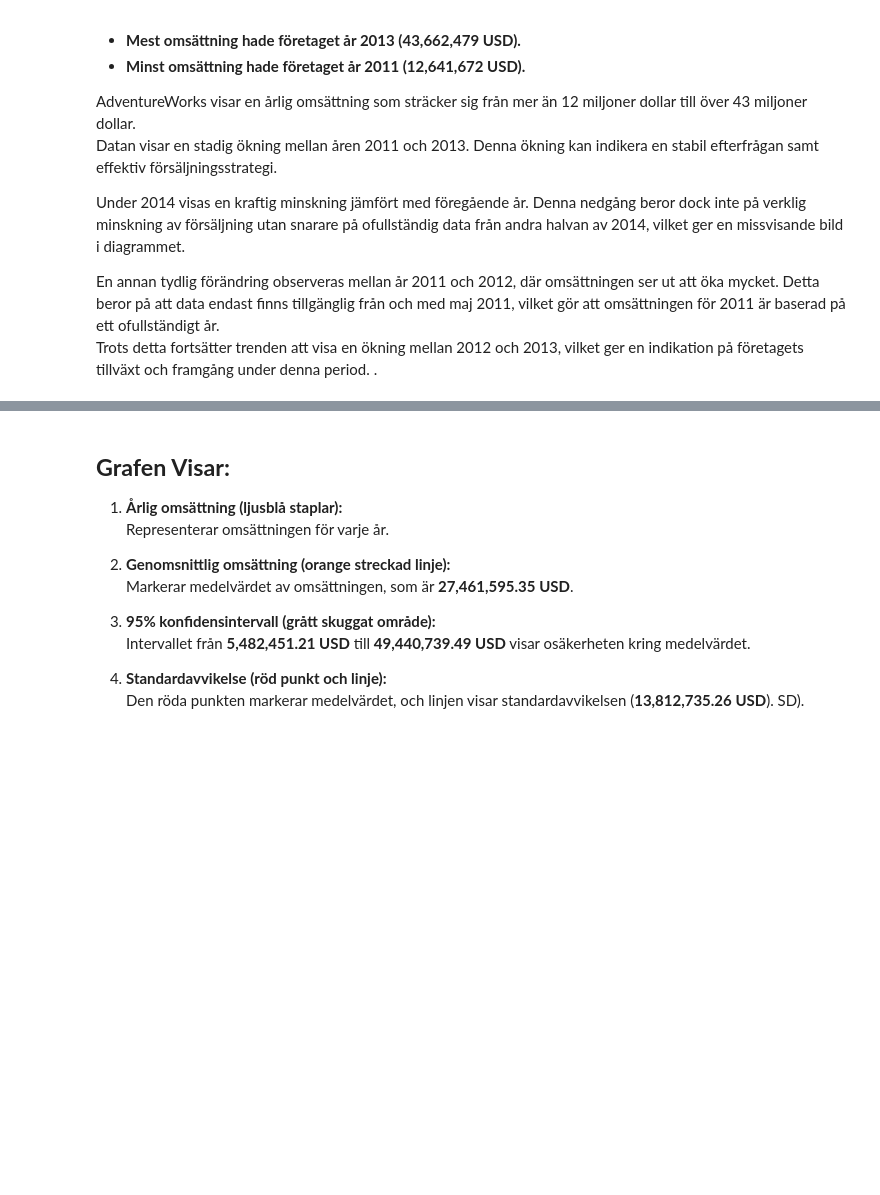
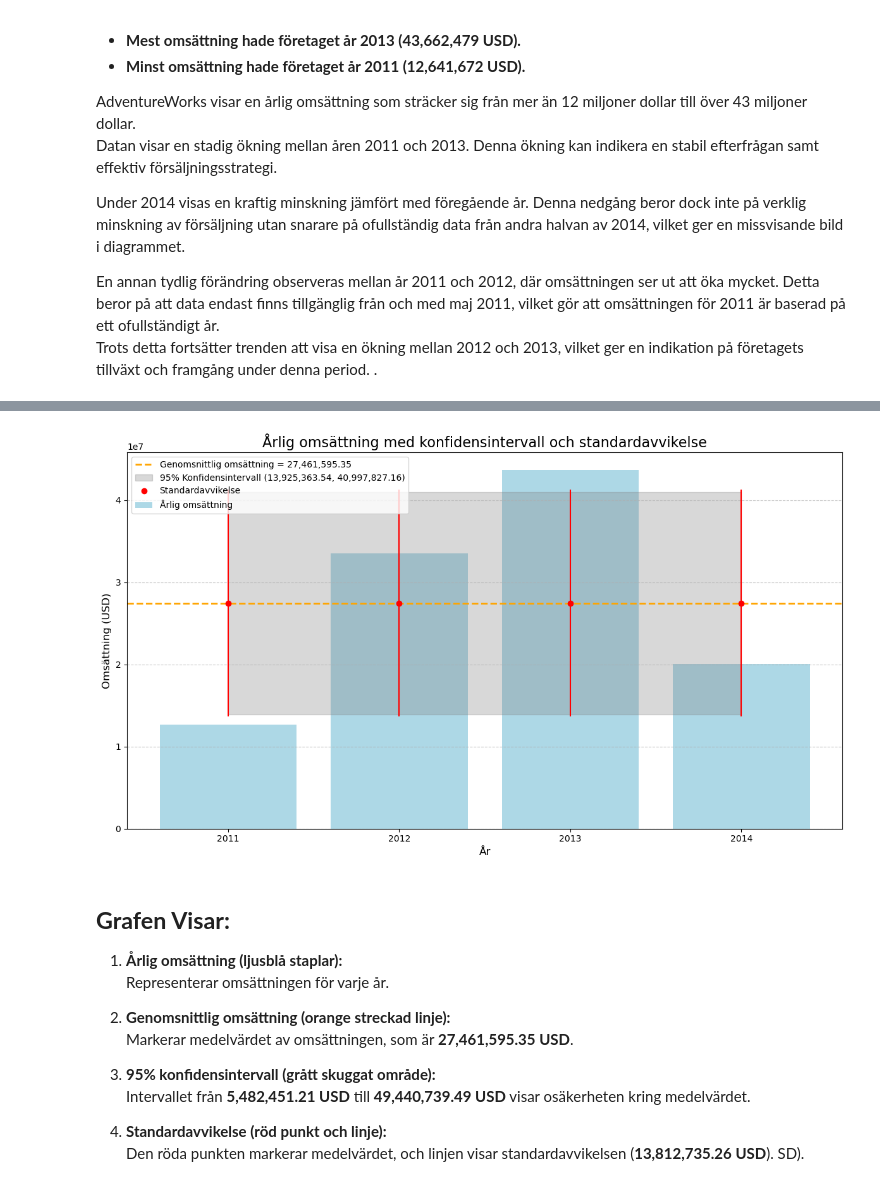
Before and after one commit to Ana-Anchy/StreamlitAPP, a Jupyter notebook: TestSQL.ipynb, the cells around one changed output, grey strips where cells are left out. Cells and saved outputs as stored; diff of their text form; code cells hidden in the pictures; blank space fills up the shorter version.

```diff
--- a/TestSQL.ipynb
+++ b/TestSQL.ipynb
@@ -431,51 +430,57 @@ ORDER BY
     SalesYear;
 """
 
-# Hämta data
+# Hämta data från databasen
 revenue_data = pd.read_sql_query(query, engine)
 
 # Beräkna genomsnitt, standardavvikelse och konfidensintervall
 mean_revenue = revenue_data['TotalRevenue'].mean()
 std_dev_revenue = revenue_data['TotalRevenue'].std()
 n_years = len(revenue_data)
 
 # 95 % konfidensintervall
 confidence = 0.95
 z_score = norm.ppf((1 + confidence) / 2)
 margin_of_error = z_score * (std_dev_revenue / np.sqrt(n_years))
 confidence_interval = (mean_revenue - margin_of_error, mean_revenue + margin_of_error)
 
-# Visualisera data och konfidensintervall
+# Skapa diagrammet
 plt.figure(figsize=(12, 7))
+
+# Årlig omsättning (ljusblå staplar)
 plt.bar(revenue_data['SalesYear'], revenue_data['TotalRevenue'], color='lightblue', label='Årlig omsättning')
 
-# Lägg till en linje för genomsnittlig omsättning
-plt.axhline(mean_revenue, color='orange', linestyle='--', label=f'Genomsnittlig omsättning = {mean_revenue:,.2f}')
+# Genomsnittlig omsättning (orange streckad linje)
+plt.axhline(mean_revenue, color='orange', linestyle='--', linewidth=2, label=f'Genomsnittlig omsättning = {mean_revenue:,.2f}')
 
-# Lägg till områden för konfidensintervallet
+# 95% konfidensintervall (grått skuggat område)
 plt.fill_between(
     revenue_data['SalesYear'],
     confidence_interval[0],
     confidence_interval[1],
-    color='lightgrey',
-    alpha=0.5,
-    label=f'95 % Konfidensintervall ({confidence_interval[0]:,.2f}, {confidence_interval[1]:,.2f})'
+    color='gray',
+    alpha=0.3,
+    label=f'95% Konfidensintervall ({confidence_interval[0]:,.2f}, {confidence_interval[1]:,.2f})'
 )
 
-# Lägg till standardavvikelse med felstapel
+# Standardavvikelse (röd punkt och linje)
 for year, revenue in zip(revenue_data['SalesYear'], revenue_data['TotalRevenue']):
-    plt.errorbar(year, revenue, yerr=std_dev_revenue, fmt='o', color='red', label='Standardavvikelse' if year == revenue_data['SalesYear'][0] else "")
+    plt.plot(year, mean_revenue, 'ro', label='Standardavvikelse' if year == revenue_data['SalesYear'][0] else "")
+    plt.vlines(year, mean_revenue - std_dev_revenue, mean_revenue + std_dev_revenue, color='red', linestyle='-', linewidth=1.5)
 
-# Diagraminställningar
-plt.title('Årlig Omsättning med Konfidensintervall och Standardavvikelse', fontsize=16)
+# diagrammet
+plt.title('Årlig omsättning med konfidensintervall och standardavvikelse', fontsize=16)
 plt.xlabel('År', fontsize=12)
 plt.ylabel('Omsättning (USD)', fontsize=12)
-plt.xticks(revenue_data['SalesYear'], labels=[f'År {year}' for year in revenue_data['SalesYear']], rotation=45)
-plt.legend()
+plt.xticks(revenue_data['SalesYear'])
+plt.legend(loc='upper left', fontsize=10)
+plt.grid(axis='y', linestyle='--', alpha=0.7)
+
+# Visa diagrammet
 plt.tight_layout()
-
-# Visa grafen
 plt.show()
+# %% [output]
+[figure, added]
 # %% [markdown]
 ## **Grafen Visar:**
 
```
Also changed, not shown: parts of 10 cells of this notebook.
